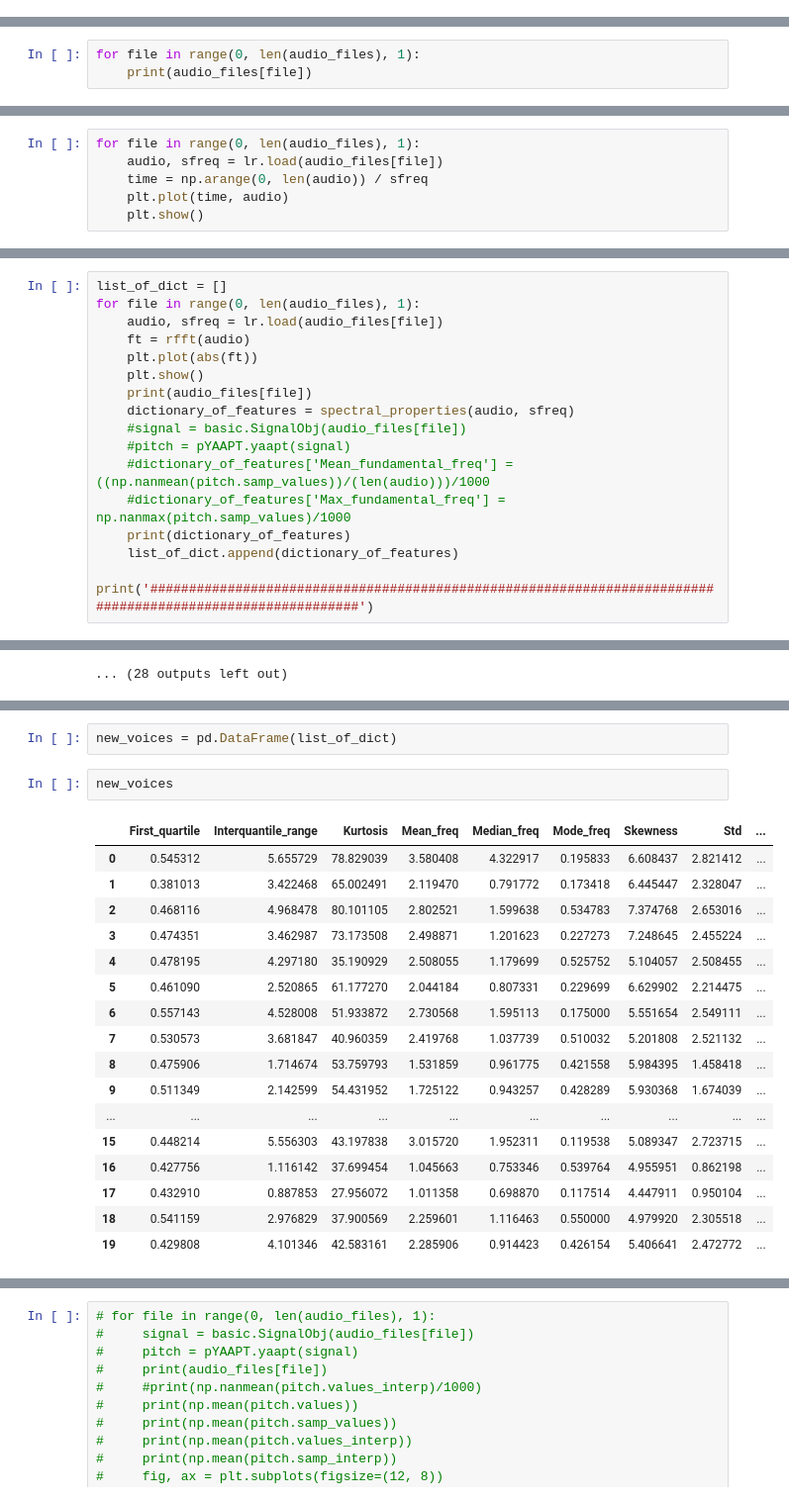
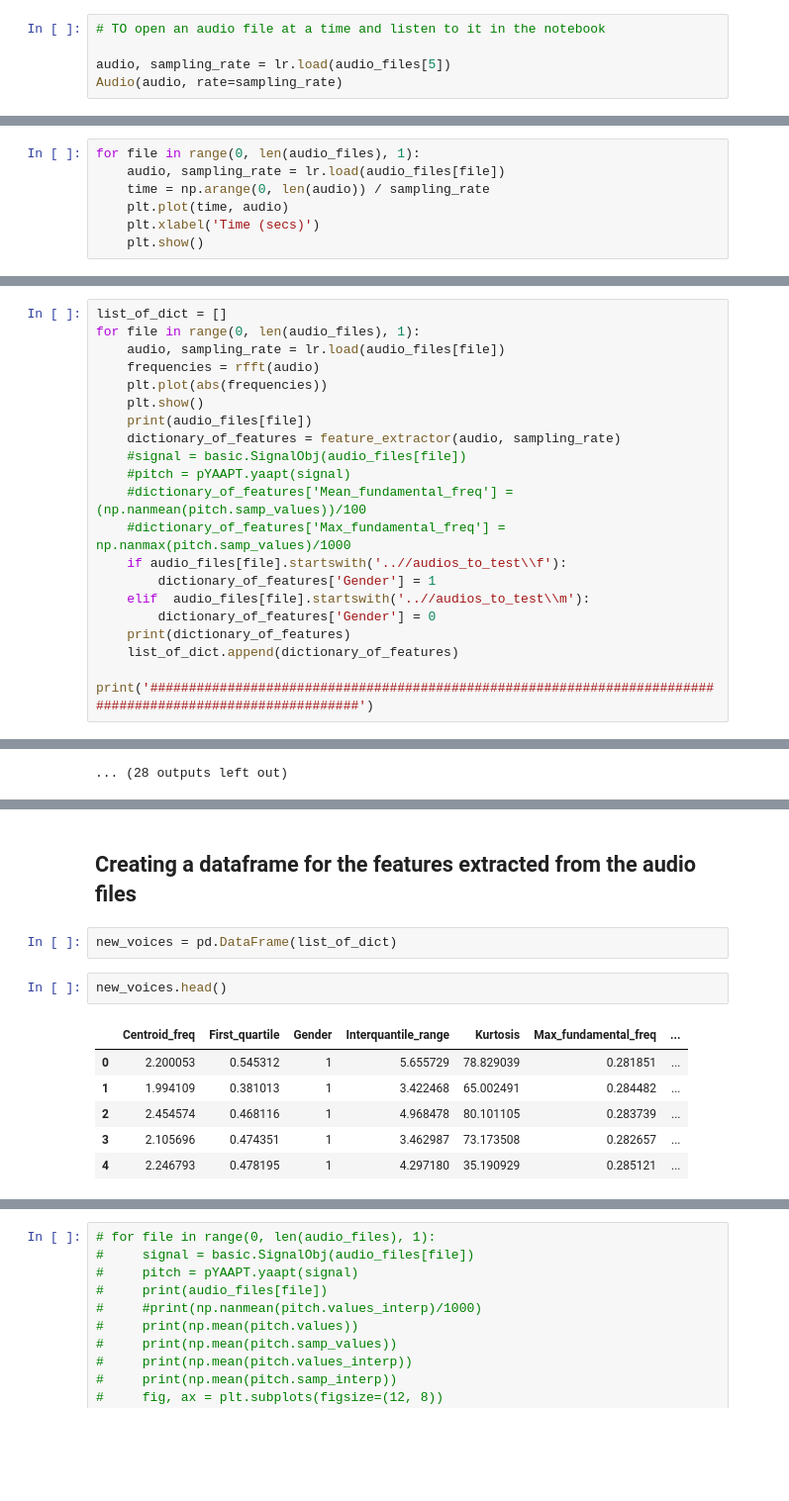
Before and after one commit to alieldinramadan/Project-Week-8-Final-Project, a Jupyter notebook: Voice Gender Recognition using Machine Learning/code/Audio processing.ipynb, the cells around one changed output, grey strips where cells are left out. Shown: that part at 99% size. Cells and saved outputs as stored; diff of their text form; blank space fills up the shorter version.

Commit message:
Cleaning the audio processing notebook and adding comments

```diff
--- a/Voice Gender Recognition using Machine Learning/code/Audio processing.ipynb
+++ b/Voice Gender Recognition using Machine Learning/code/Audio processing.ipynb
@@ -50,0 +52,5 @@ array([0.00000000e+00, 4.53514739e-05, 9.07029478e-05, ...,
+# %%
+# TO open an audio file at a time and listen to it in the notebook
+
+audio, sampling_rate = lr.load(audio_files[5])
+Audio(audio, rate=sampling_rate)
@@ -51,4 +61,8 @@ array([0.00000000e+00, 4.53514739e-05, 9.07029478e-05, ...,
 # %%
 for file in range(0, len(audio_files), 1):
-    print(audio_files[file])
+    audio, sampling_rate = lr.load(audio_files[file])
+    time = np.arange(0, len(audio)) / sampling_rate
+    plt.plot(time, audio)
+    plt.xlabel('Time (secs)')
+    plt.show()
 # %% [output]
@@ -79,6 +81,0 @@ for file in range(0, len(audio_files), 1):
-# %%
-for file in range(0, len(audio_files), 1):
-    audio, sfreq = lr.load(audio_files[file])
-    time = np.arange(0, len(audio)) / sfreq
-    plt.plot(time, audio)
-    plt.show()
@@ -170,16 +134,20 @@ def spectral_properties(y: np.ndarray, fs: int) -> dict:
 # %%
 list_of_dict = []
 for file in range(0, len(audio_files), 1):
-    audio, sfreq = lr.load(audio_files[file])
-    ft = rfft(audio)
-    plt.plot(abs(ft))
+    audio, sampling_rate = lr.load(audio_files[file])
+    frequencies = rfft(audio)
+    plt.plot(abs(frequencies))
     plt.show()
     print(audio_files[file])
-    dictionary_of_features = spectral_properties(audio, sfreq)
+    dictionary_of_features = feature_extractor(audio, sampling_rate)
     #signal = basic.SignalObj(audio_files[file])
     #pitch = pYAAPT.yaapt(signal)
-    #dictionary_of_features['Mean_fundamental_freq'] = ((np.nanmean(pitch.samp_values))/(len(audio)))/1000
+    #dictionary_of_features['Mean_fundamental_freq'] = (np.nanmean(pitch.samp_values))/100
     #dictionary_of_features['Max_fundamental_freq'] = np.nanmax(pitch.samp_values)/1000
+    if audio_files[file].startswith('..//audios_to_test\\f'):
+        dictionary_of_features['Gender'] = 1
+    elif  audio_files[file].startswith('..//audios_to_test\\m'):
+        dictionary_of_features['Gender'] = 0
     print(dictionary_of_features)
     list_of_dict.append(dictionary_of_features)
     print('###########################################################################################################')
@@ -232,22 +202,13 @@ list_of_dict
+# %% [markdown]
+## Creating a dataframe for the features extracted from the audio files
 # %%
 new_voices = pd.DataFrame(list_of_dict)
 # %%
-new_voices
+new_voices.head()
 # %% [output]
-|  | First_quartile | Interquantile_range | Kurtosis | Mean_freq | Median_freq | Mode_freq | Skewness | Std | ... |
-| 0 | 0.545312 | 5.655729 | 78.829039 | 3.580408 | 4.322917 | 0.195833 | 6.608437 | 2.821412 | ... |
-| 1 | 0.381013 | 3.422468 | 65.002491 | 2.119470 | 0.791772 | 0.173418 | 6.445447 | 2.328047 | ... |
-| 2 | 0.468116 | 4.968478 | 80.101105 | 2.802521 | 1.599638 | 0.534783 | 7.374768 | 2.653016 | ... |
-| 3 | 0.474351 | 3.462987 | 73.173508 | 2.498871 | 1.201623 | 0.227273 | 7.248645 | 2.455224 | ... |
-| 4 | 0.478195 | 4.297180 | 35.190929 | 2.508055 | 1.179699 | 0.525752 | 5.104057 | 2.508455 | ... |
-| 5 | 0.461090 | 2.520865 | 61.177270 | 2.044184 | 0.807331 | 0.229699 | 6.629902 | 2.214475 | ... |
-| 6 | 0.557143 | 4.528008 | 51.933872 | 2.730568 | 1.595113 | 0.175000 | 5.551654 | 2.549111 | ... |
-| 7 | 0.530573 | 3.681847 | 40.960359 | 2.419768 | 1.037739 | 0.510032 | 5.201808 | 2.521132 | ... |
-| 8 | 0.475906 | 1.714674 | 53.759793 | 1.531859 | 0.961775 | 0.421558 | 5.984395 | 1.458418 | ... |
-| 9 | 0.511349 | 2.142599 | 54.431952 | 1.725122 | 0.943257 | 0.428289 | 5.930368 | 1.674039 | ... |
-| ... | ... | ... | ... | ... | ... | ... | ... | ... | ... |
-| 15 | 0.448214 | 5.556303 | 43.197838 | 3.015720 | 1.952311 | 0.119538 | 5.089347 | 2.723715 | ... |
-| 16 | 0.427756 | 1.116142 | 37.699454 | 1.045663 | 0.753346 | 0.539764 | 4.955951 | 0.862198 | ... |
-| 17 | 0.432910 | 0.887853 | 27.956072 | 1.011358 | 0.698870 | 0.117514 | 4.447911 | 0.950104 | ... |
-| 18 | 0.541159 | 2.976829 | 37.900569 | 2.259601 | 1.116463 | 0.550000 | 4.979920 | 2.305518 | ... |
-| 19 | 0.429808 | 4.101346 | 42.583161 | 2.285906 | 0.914423 | 0.426154 | 5.406641 | 2.472772 | ... |
+|  | Centroid_freq | First_quartile | Gender | Interquantile_range | Kurtosis | Max_fundamental_freq | ... |
+| 0 | 2.200053 | 0.545312 | 1 | 5.655729 | 78.829039 | 0.281851 | ... |
+| 1 | 1.994109 | 0.381013 | 1 | 3.422468 | 65.002491 | 0.284482 | ... |
+| 2 | 2.454574 | 0.468116 | 1 | 4.968478 | 80.101105 | 0.283739 | ... |
+| 3 | 2.105696 | 0.474351 | 1 | 3.462987 | 73.173508 | 0.282657 | ... |
+| 4 | 2.246793 | 0.478195 | 1 | 4.297180 | 35.190929 | 0.285121 | ... |
```
Also changed, not shown: parts of 23 cells of this notebook, 6 other files.
